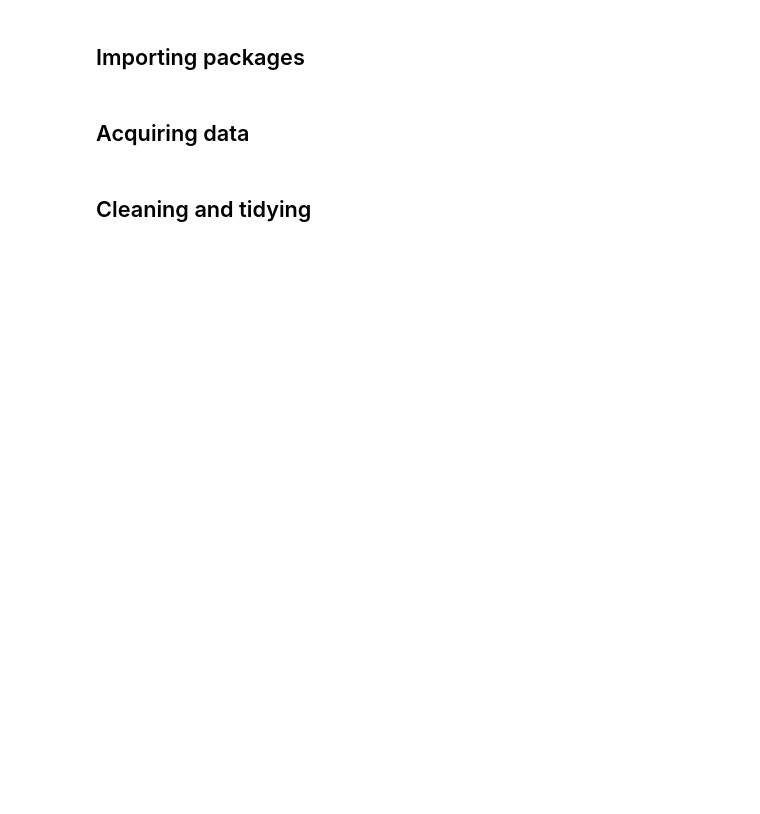
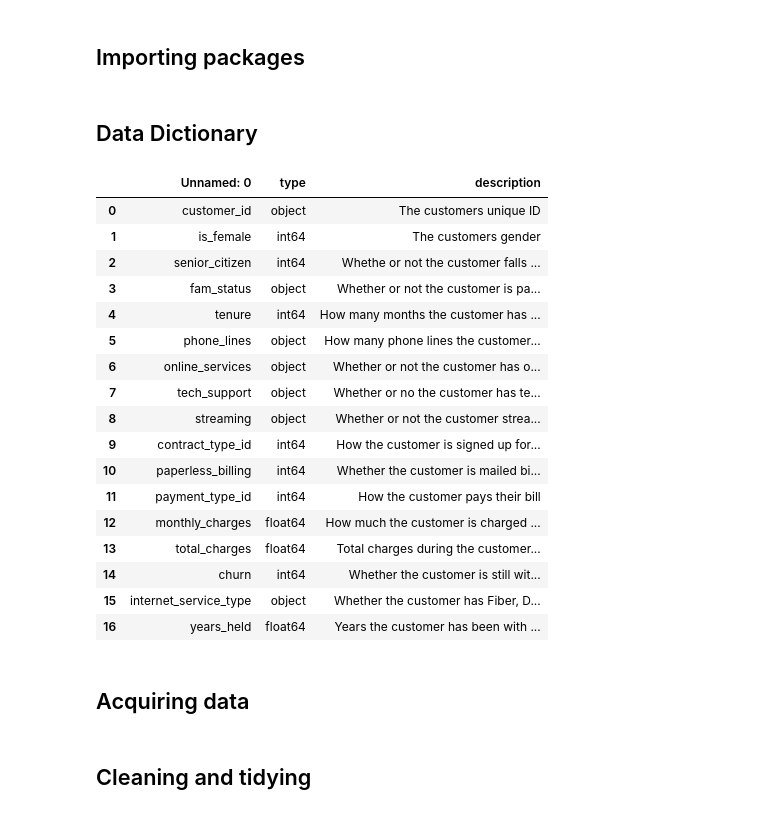
Before and after one commit to Sam-keeler/classification-project, a Jupyter notebook: classification_proj.ipynb, the cells around one changed output. Cells and saved outputs as stored; diff of their text form; code cells hidden in the pictures; blank space fills up the shorter version.

Commit message:
data dictionary

```diff
--- a/classification_proj.ipynb
+++ b/classification_proj.ipynb
@@ -17,6 +17,29 @@ from sklearn.linear_model import LogisticRegression
 from sklearn.metrics import classification_report
 from sklearn.metrics import confusion_matrix
 import explore
+# %% [markdown]
+## Data Dictionary
+# %%
+pd.read_csv("data_dictionary.csv")
+# %% [output]
+|  | Unnamed: 0 | type | description |
+| 0 | customer_id | object | The customers unique ID |
+| 1 | is_female | int64 | The customers gender |
+| 2 | senior_citizen | int64 | Whethe or not the customer falls ... |
+| 3 | fam_status | object | Whether or not the customer is pa... |
+| 4 | tenure | int64 | How many months the customer has ... |
+| 5 | phone_lines | object | How many phone lines the customer... |
+| 6 | online_services | object | Whether or not the customer has o... |
+| 7 | tech_support | object | Whether or no the customer has te... |
+| 8 | streaming | object | Whether or not the customer strea... |
+| 9 | contract_type_id | int64 | How the customer is signed up for... |
+| 10 | paperless_billing | int64 | Whether the customer is mailed bi... |
+| 11 | payment_type_id | int64 | How the customer pays their bill |
+| 12 | monthly_charges | float64 | How much the customer is charged ... |
+| 13 | total_charges | float64 | Total charges during the customer... |
+| 14 | churn | int64 | Whether the customer is still wit... |
+| 15 | internet_service_type | object | Whether the customer has Fiber, D... |
+| 16 | years_held | float64 | Years the customer has been with ... |
 # %% [markdown]
 ## Acquiring data
 # %%
```
Also changed, not shown: parts of 25 cells of this notebook, 4 other files.
